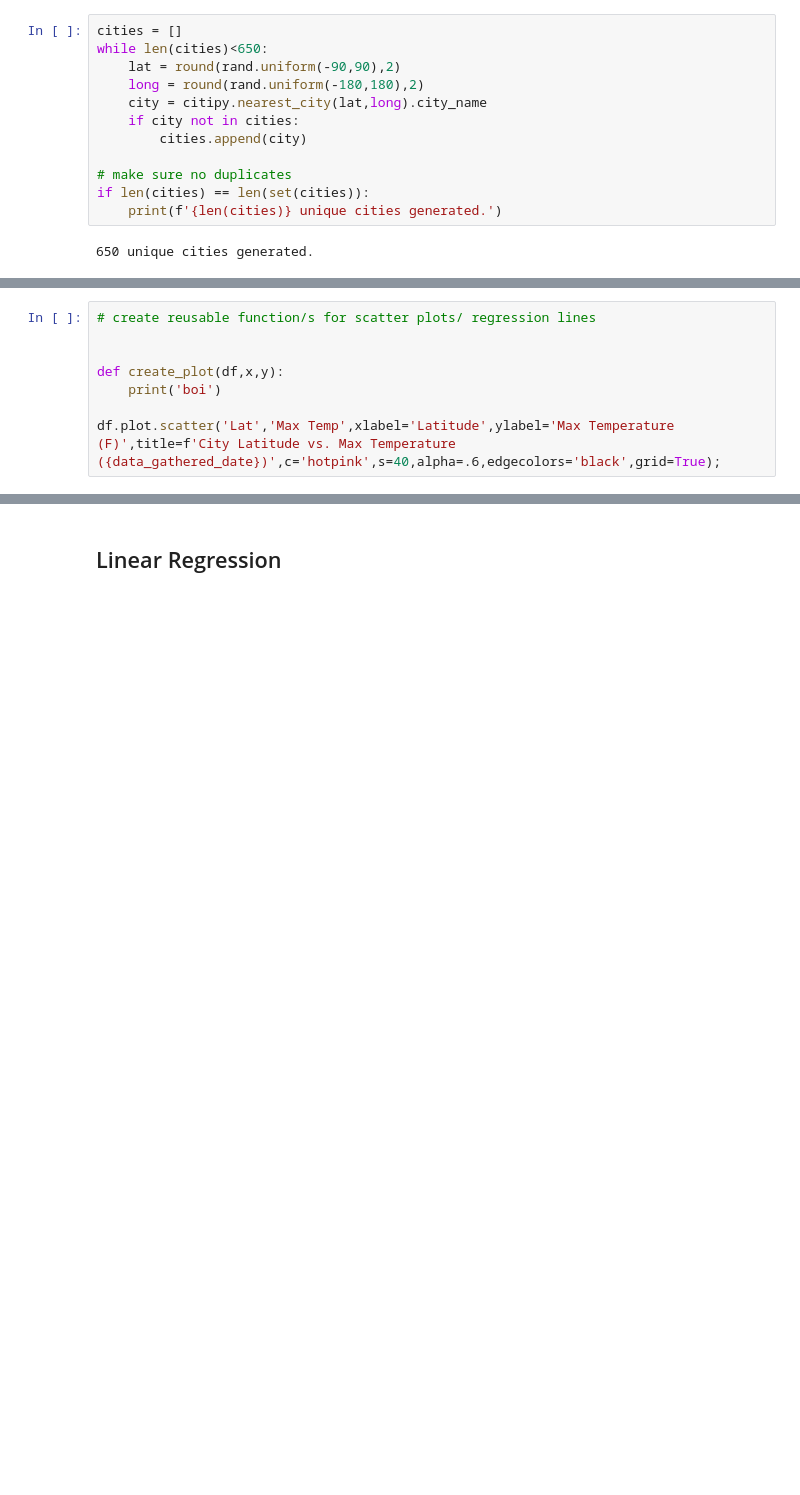
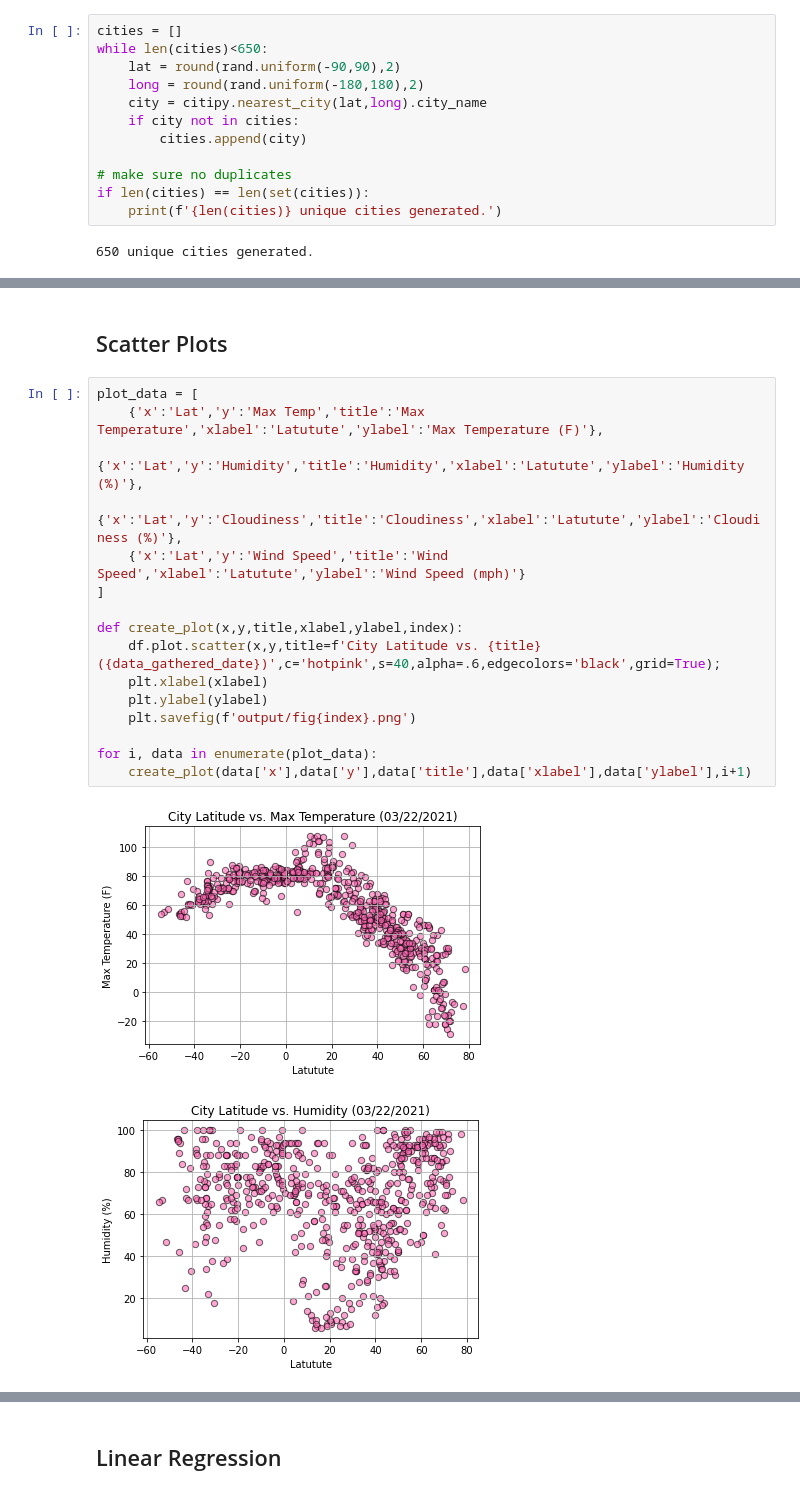
Before and after one commit to scottgall/python-api-challenge, a Jupyter notebook: WeatherPy/WeatherPy.ipynb, the cells around one changed output, grey strips where cells are left out. Drawn from its saved outputs; the diff is of its cells as text; blank space fills up the shorter version.

```diff
--- a/WeatherPy/WeatherPy.ipynb
+++ b/WeatherPy/WeatherPy.ipynb
@@ -152,8 +137,0 @@ No cities in the data have a humidity > 100%.
-# %%
-# create reusable function/s for scatter plots/ regression lines
-
-
-def create_plot(df,x,y):
-    print('boi')
-
-df.plot.scatter('Lat','Max Temp',xlabel='Latitude',ylabel='Max Temperature (F)',title=f'City Latitude vs. Max Temperature ({data_gathered_date})',c='hotpink',s=40,alpha=.6,edgecolors='black',grid=True);
@@ -179,0 +138,21 @@ df.plot.scatter('Lat','Max Temp',xlabel='Latitude',ylabel='Max Temperature (F)',
+# %% [markdown]
+## Scatter Plots
+# %%
+plot_data = [
+    {'x':'Lat','y':'Max Temp','title':'Max Temperature','xlabel':'Latutute','ylabel':'Max Temperature (F)'},
+    {'x':'Lat','y':'Humidity','title':'Humidity','xlabel':'Latutute','ylabel':'Humidity (%)'},
+    {'x':'Lat','y':'Cloudiness','title':'Cloudiness','xlabel':'Latutute','ylabel':'Cloudiness (%)'},
+    {'x':'Lat','y':'Wind Speed','title':'Wind Speed','xlabel':'Latutute','ylabel':'Wind Speed (mph)'}
+]
+
+def create_plot(x,y,title,xlabel,ylabel,index):
+    df.plot.scatter(x,y,title=f'City Latitude vs. {title} ({data_gathered_date})',c='hotpink',s=40,alpha=.6,edgecolors='black',grid=True);
+    plt.xlabel(xlabel)
+    plt.ylabel(ylabel)
+    plt.savefig(f'output/fig{index}.png')
+
+for i, data in enumerate(plot_data):
+    create_plot(data['x'],data['y'],data['title'],data['xlabel'],data['ylabel'],i+1)
+# %% [output]
+[figure, added]
+[figure, added]
```
Also changed, not shown: parts of 41 cells of this notebook, 5 other files.
